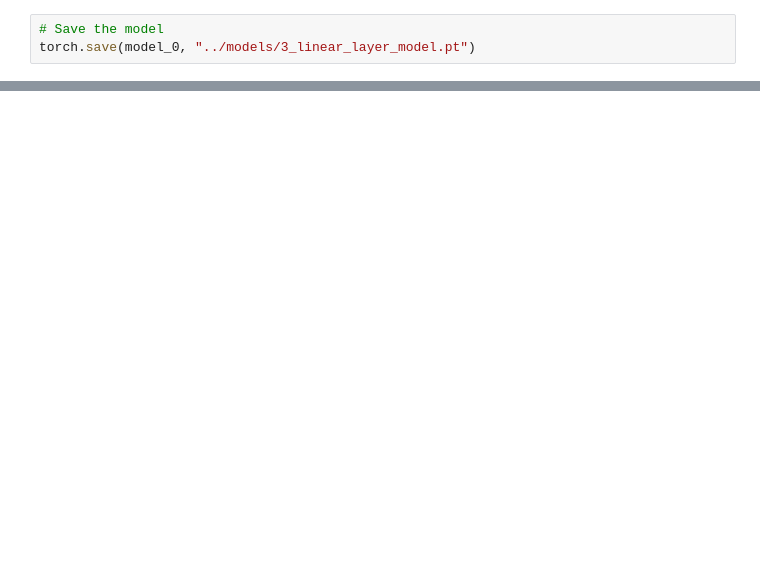
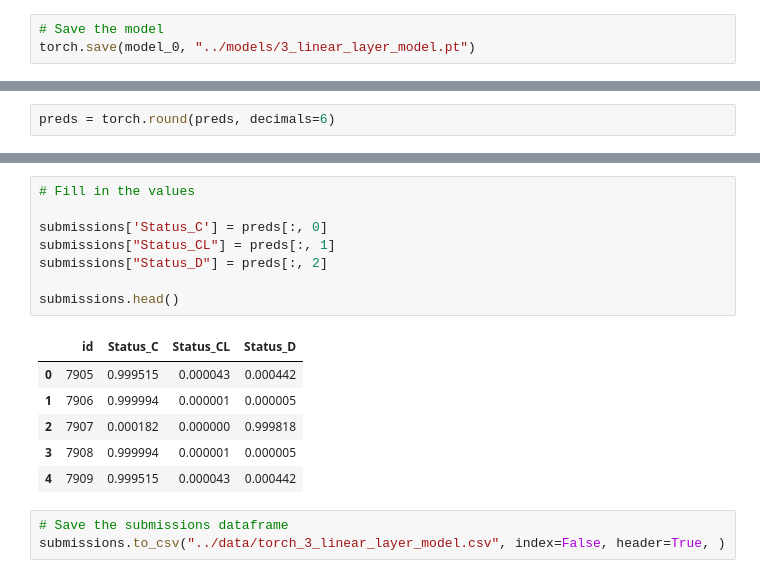
Before and after one commit to amulyaprasanth/multiclass_prediction_for_cirrhosis_outcomes_kaggle, a Jupyter notebook: notebooks/model_experimentation_torch.ipynb, the cells around one changed output, grey strips where cells are left out. Saved outputs shown, nothing was run; the diff lists cells and outputs as text; blank space fills up the shorter version.

```diff
--- a/notebooks/model_experimentation_torch.ipynb
+++ b/notebooks/model_experimentation_torch.ipynb
@@ -327,0 +373,2 @@ torch.save(model_0, "../models/3_linear_layer_model.pt")
+# %%
+preds = torch.round(preds, decimals=6)
@@ -327,0 +395,18 @@ torch.save(model_0, "../models/3_linear_layer_model.pt")
+# %%
+# Fill in the values
+
+submissions['Status_C'] = preds[:, 0]
+submissions["Status_CL"] = preds[:, 1]
+submissions["Status_D"] = preds[:, 2]
+
+submissions.head()
+# %% [output]
+|  | id | Status_C | Status_CL | Status_D |
+| 0 | 7905 | 0.999515 | 0.000043 | 0.000442 |
+| 1 | 7906 | 0.999994 | 0.000001 | 0.000005 |
+| 2 | 7907 | 0.000182 | 0.000000 | 0.999818 |
+| 3 | 7908 | 0.999994 | 0.000001 | 0.000005 |
+| 4 | 7909 | 0.999515 | 0.000043 | 0.000442 |
+# %%
+# Save the submissions dataframe
+submissions.to_csv("../data/torch_3_linear_layer_model.csv", index=False, header=True, )
```
Also changed, not shown: parts of 10 cells of this notebook, 2 other files.
